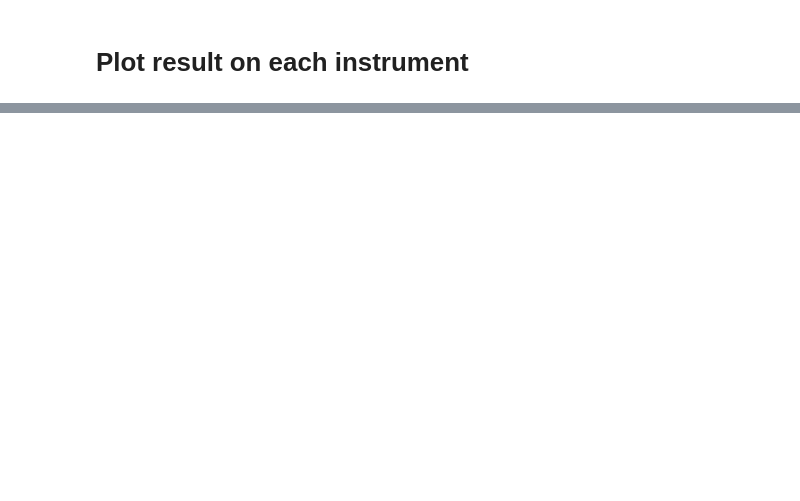
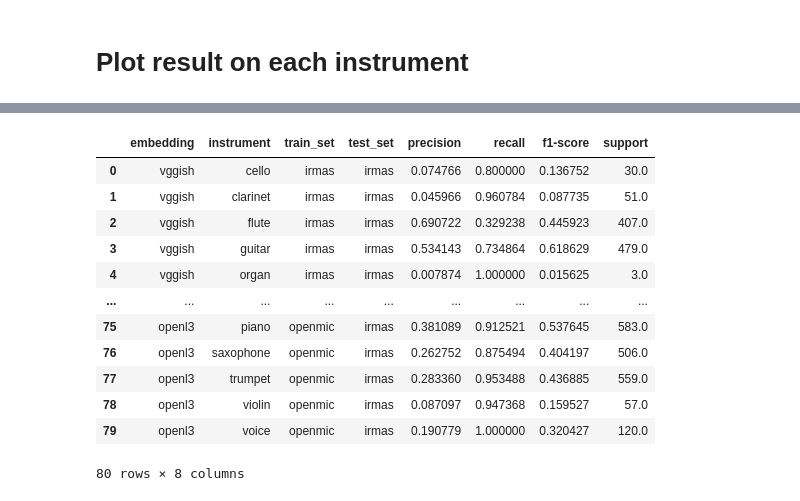
Before and after one commit to changhongw/audio-embedding-bias, a Jupyter notebook: Vggish_crossdataset_generalization.ipynb, the cells around one changed output, grey strips where cells are left out. Cells and saved outputs as stored; diff of their text form; code cells hidden in the pictures; blank space fills up the shorter version.

Commit message:
cross-dataset generalization update

```diff
--- a/Vggish_crossdataset_generalization.ipynb
+++ b/Vggish_crossdataset_generalization.ipynb
@@ -651,0 +610,33 @@ plt.ylabel('height'); plt.legend()
+# %%
+# save the result of VGGish and OpenL3 into one csv file
+
+vggish = pd.read_csv('VGGish_crossdataset_result.csv')
+openl3 = pd.read_csv('OpenL3_crossdataset_result.csv')
+
+# add embedding information, concatenate result
+vggish['embedding'] = ['vggish'] * len(vggish['instrument'])
+openl3['embedding'] = ['openl3'] * len(openl3['instrument'])
+result_all_conca = pd.concat([vggish, openl3], ignore_index=True)
+
+# move embedding to the first column
+cols = ['embedding', 'instrument', 'train_set', 'test_set', 'precision', 'recall', 'f1-score', 'support']
+result_all_conca =result_all_conca[cols]
+
+result_all_conca.to_csv('crossdataset_generalization_result.csv', index=False)
+# %%
+# check all the result
+result_all_conca
+# %% [output]
+|  | embedding | instrument | train_set | test_set | precision | recall | f1-score | support |
+| 0 | vggish | cello | irmas | irmas | 0.074766 | 0.800000 | 0.136752 | 30.0 |
+| 1 | vggish | clarinet | irmas | irmas | 0.045966 | 0.960784 | 0.087735 | 51.0 |
+| 2 | vggish | flute | irmas | irmas | 0.690722 | 0.329238 | 0.445923 | 407.0 |
+| 3 | vggish | guitar | irmas | irmas | 0.534143 | 0.734864 | 0.618629 | 479.0 |
+| 4 | vggish | organ | irmas | irmas | 0.007874 | 1.000000 | 0.015625 | 3.0 |
+| ... | ... | ... | ... | ... | ... | ... | ... | ... |
+| 75 | openl3 | piano | openmic | irmas | 0.381089 | 0.912521 | 0.537645 | 583.0 |
+| 76 | openl3 | saxophone | openmic | irmas | 0.262752 | 0.875494 | 0.404197 | 506.0 |
+| 77 | openl3 | trumpet | openmic | irmas | 0.283360 | 0.953488 | 0.436885 | 559.0 |
+| 78 | openl3 | violin | openmic | irmas | 0.087097 | 0.947368 | 0.159527 | 57.0 |
+| 79 | openl3 | voice | openmic | irmas | 0.190779 | 1.000000 | 0.320427 | 120.0 |
+80 rows × 8 columns
```
Also changed, not shown: parts of 21 cells of this notebook, 2 other files.
